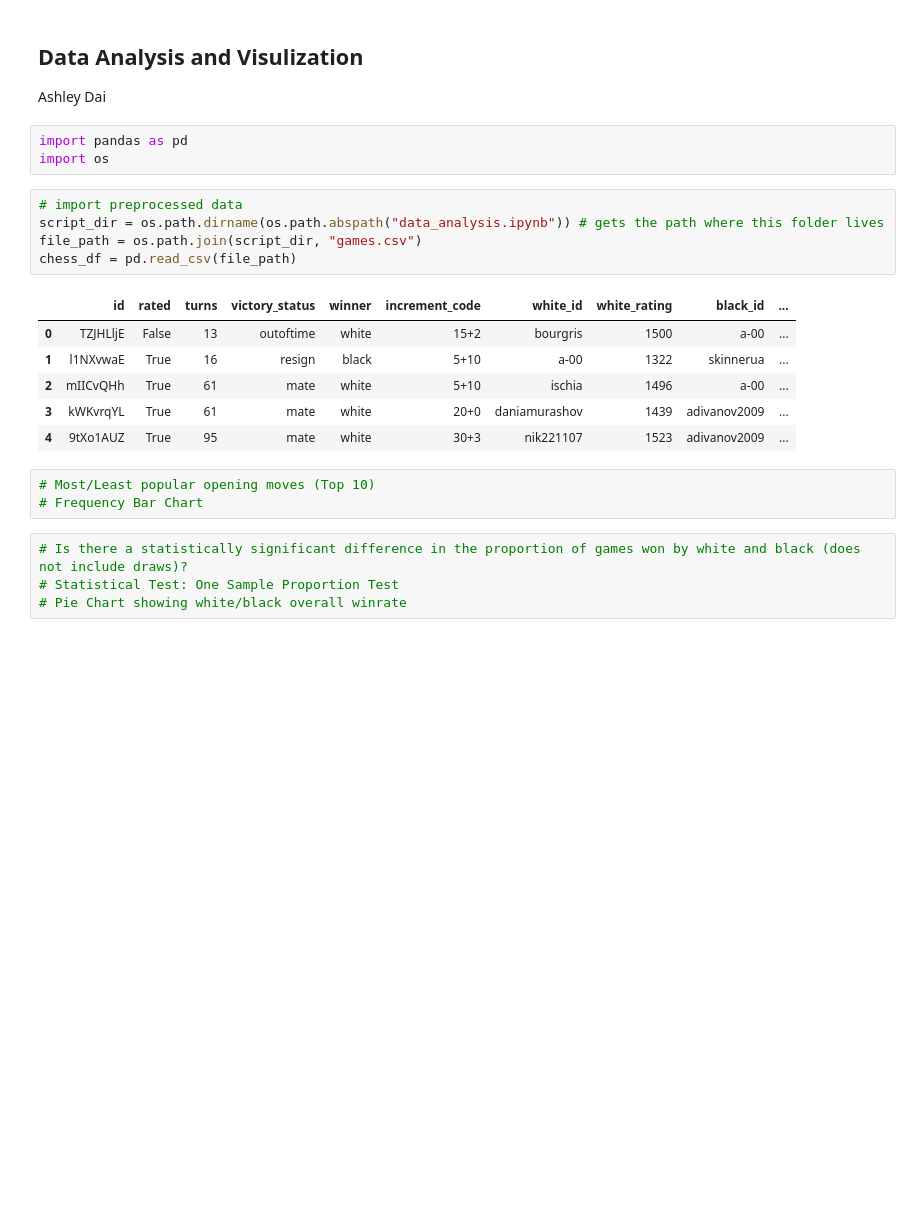
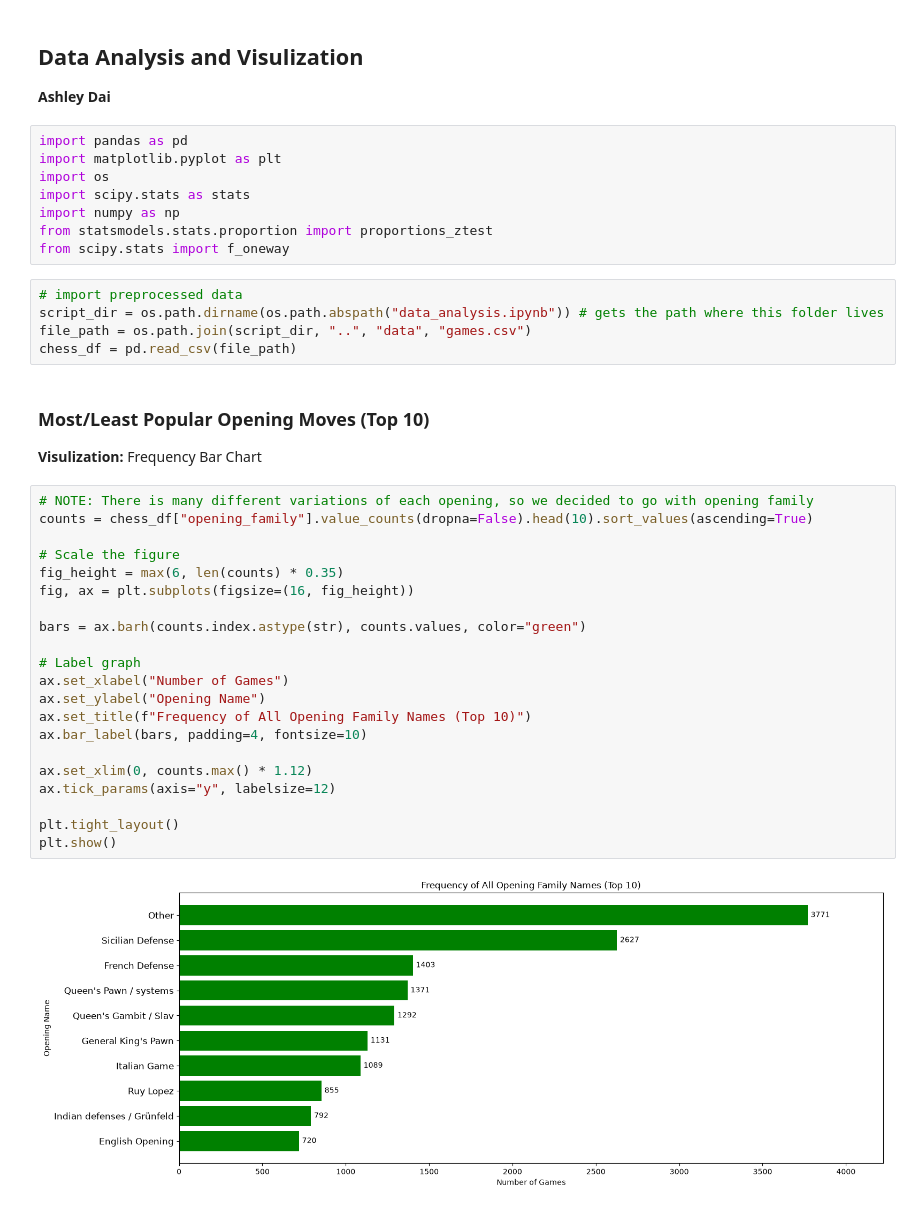
Before and after one commit to ashley-rr/CS122_FA26_Project, a Jupyter notebook: notebooks/data_analysis.ipynb, the cells around one changed output. Saved outputs shown, nothing was run; the diff lists cells and outputs as text; blank space fills up the shorter version.

Commit message:
finished data analysis

```diff
--- a/notebooks/data_analysis.ipynb
+++ b/notebooks/data_analysis.ipynb
@@ -1,25 +1,42 @@
 # %% [markdown]
 ## Data Analysis and Visulization
-Ashley Dai
+**Ashley Dai**
 # %%
 import pandas as pd
+import matplotlib.pyplot as plt
 import os
+import scipy.stats as stats
+import numpy as np
+from statsmodels.stats.proportion import proportions_ztest
+from scipy.stats import f_oneway
 # %%
 # import preprocessed data
 script_dir = os.path.dirname(os.path.abspath("data_analysis.ipynb")) # gets the path where this folder lives
-file_path = os.path.join(script_dir, "games.csv")
+file_path = os.path.join(script_dir, "..", "data", "games.csv")
 chess_df = pd.read_csv(file_path)
-# %% [output]
-|  | id | rated | turns | victory_status | winner | increment_code | white_id | white_rating | black_id | ... |
-| 0 | TZJHLljE | False | 13 | outoftime | white | 15+2 | bourgris | 1500 | a-00 | ... |
-| 1 | l1NXvwaE | True | 16 | resign | black | 5+10 | a-00 | 1322 | skinnerua | ... |
-| 2 | mIICvQHh | True | 61 | mate | white | 5+10 | ischia | 1496 | a-00 | ... |
-| 3 | kWKvrqYL | True | 61 | mate | white | 20+0 | daniamurashov | 1439 | adivanov2009 | ... |
-| 4 | 9tXo1AUZ | True | 95 | mate | white | 30+3 | nik221107 | 1523 | adivanov2009 | ... |
+# %% [markdown]
+### **Most/Least Popular Opening Moves (Top 10)**
+**Visulization:** Frequency Bar Chart
 # %%
-# Most/Least popular opening moves (Top 10)
-# Frequency Bar Chart
+# NOTE: There is many different variations of each opening, so we decided to go with opening family
+counts = chess_df["opening_family"].value_counts(dropna=False).head(10).sort_values(ascending=True)
+
+# Scale the figure
+fig_height = max(6, len(counts) * 0.35)
+fig, ax = plt.subplots(figsize=(16, fig_height))
+
+bars = ax.barh(counts.index.astype(str), counts.values, color="green")
+
+# Label graph
+ax.set_xlabel("Number of Games")
+ax.set_ylabel("Opening Name")
+ax.set_title(f"Frequency of All Opening Family Names (Top 10)")
+ax.bar_label(bars, padding=4, fontsize=10)
+
+ax.set_xlim(0, counts.max() * 1.12)
+ax.tick_params(axis="y", labelsize=12)
+
+plt.tight_layout()
+plt.show()
+# %% [output]
+[figure, added]
-# %%
-# Is there a statistically significant difference in the proportion of games won by white and black (does not include draws)?
-# Statistical Test: One Sample Proportion Test
-# Pie Chart showing white/black overall winrate
```
Also changed, not shown: parts of 25 cells of this notebook.
